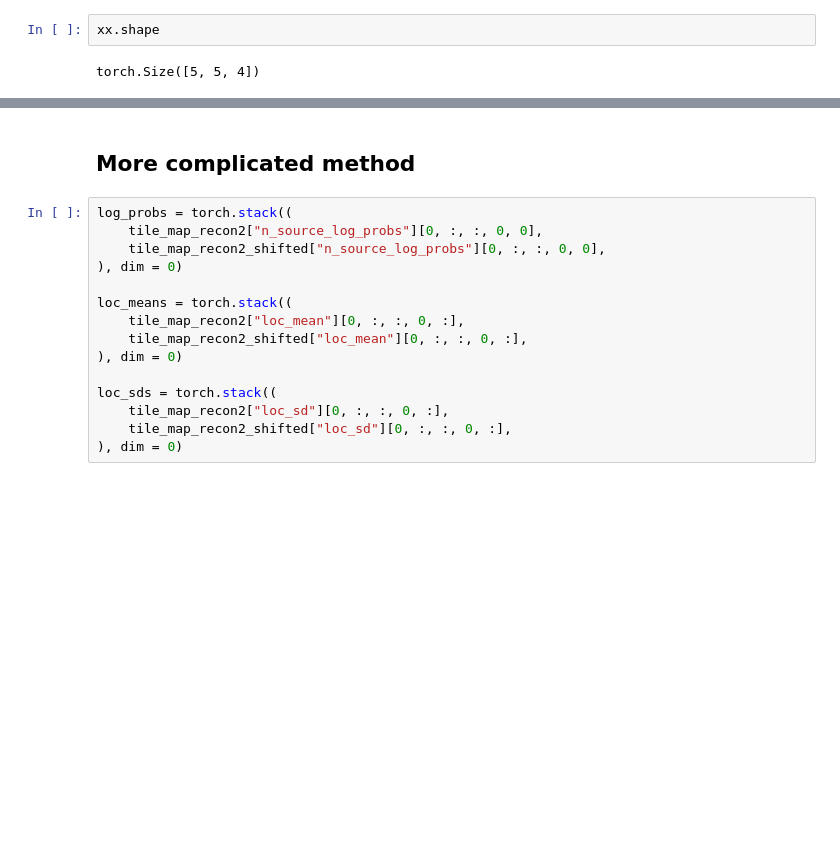
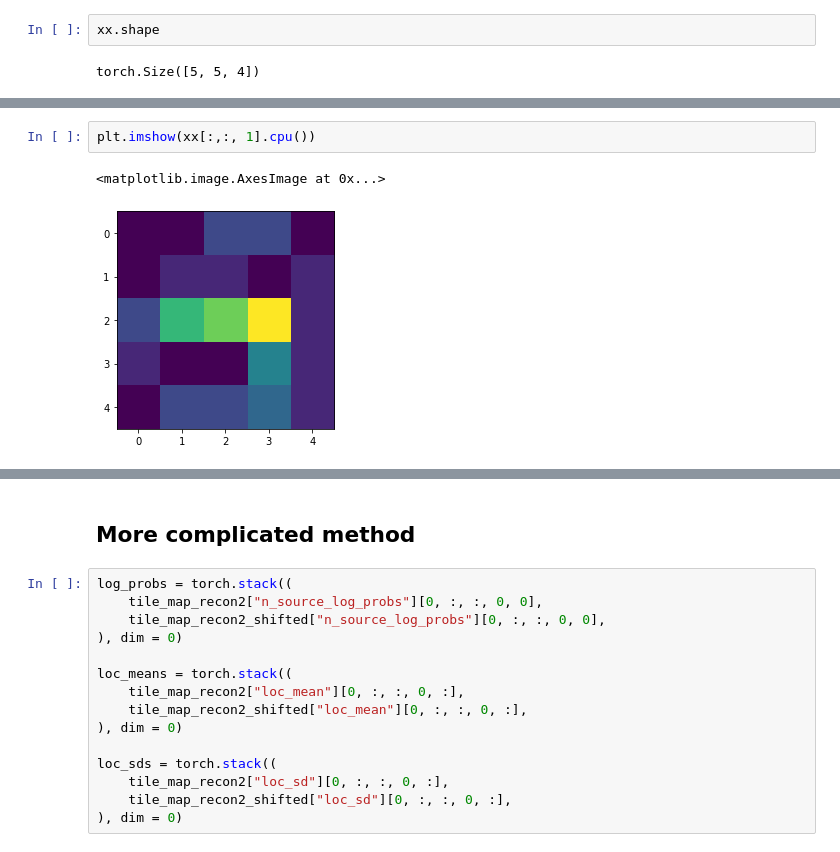
Before and after one commit to prob-ml/bliss, a Jupyter notebook: case_studies/overlap/overlap.ipynb, the cells around one changed output, grey strips where cells are left out. Cells and saved outputs as stored; diff of their text form; blank space fills up the shorter version.

```diff
--- a/case_studies/overlap/overlap.ipynb
+++ b/case_studies/overlap/overlap.ipynb
@@ -583,0 +667,5 @@ tensor([[5.1999e-03, 1.2333e-03, 8.5199e-03, 5.1510e-03, 7.4083e-02],
+# %%
+plt.imshow(xx[:,:, 1].cpu())
+# %% [output]
+<matplotlib.image.AxesImage at 0x...>
+[figure, added]
```
Also changed, not shown: parts of 44 cells of this notebook, 1 other file.
